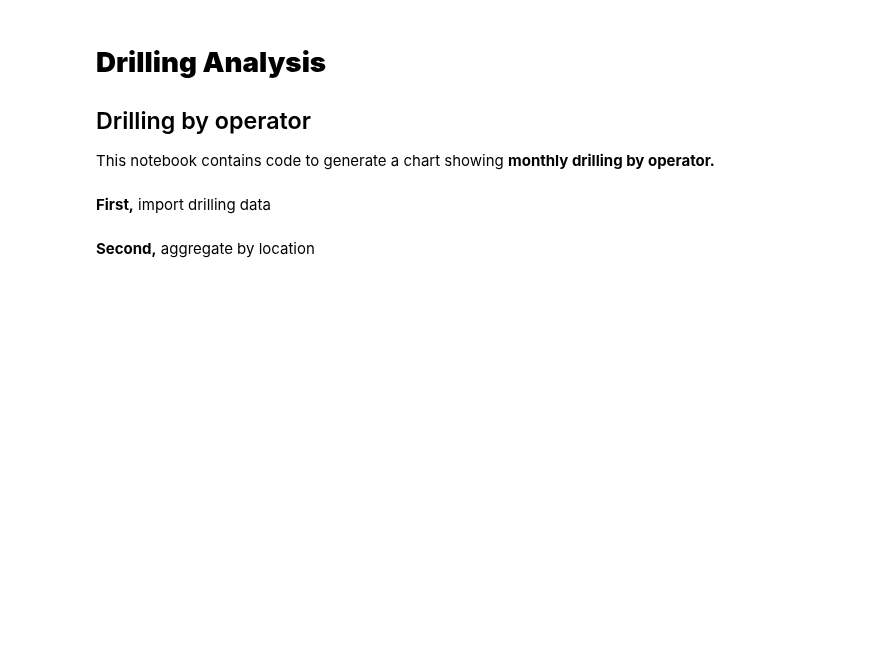
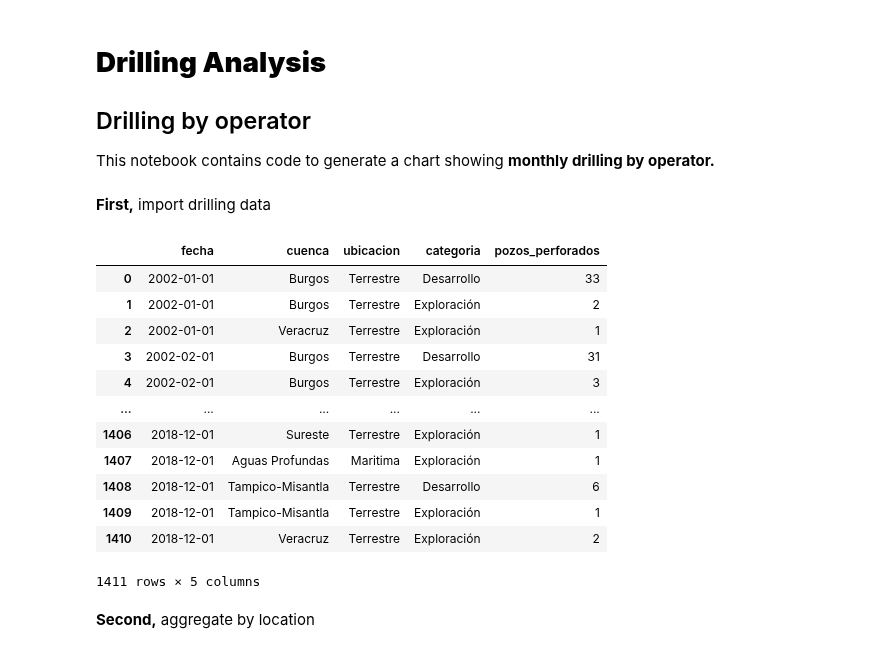
Before and after one commit to aleong92/pemex_analysis, a Jupyter notebook: code/notebooks/drilling_by_op.ipynb, the cells around one changed output. Drawn from its saved outputs; the diff is of its cells as text; code cells hidden in the pictures; blank space fills up the shorter version.

```diff
--- a/code/notebooks/drilling_by_op.ipynb
+++ b/code/notebooks/drilling_by_op.ipynb
@@ -15,6 +15,22 @@ from matplotlib import lines
 # Load data
 PATH = os.path.join('..', '..', 'data', 'oil_intermediate')
 df_op = pd.read_csv(PATH + '/02_drill_op.csv')
+# %%
+df_op
+# %% [output]
+|  | fecha | cuenca | ubicacion | categoria | pozos_perforados |
+| 0 | 2002-01-01 | Burgos | Terrestre | Desarrollo | 33 |
+| 1 | 2002-01-01 | Burgos | Terrestre | Exploración | 2 |
+| 2 | 2002-01-01 | Veracruz | Terrestre | Exploración | 1 |
+| 3 | 2002-02-01 | Burgos | Terrestre | Desarrollo | 31 |
+| 4 | 2002-02-01 | Burgos | Terrestre | Exploración | 3 |
+| ... | ... | ... | ... | ... | ... |
+| 1406 | 2018-12-01 | Sureste | Terrestre | Exploración | 1 |
+| 1407 | 2018-12-01 | Aguas Profundas | Maritima | Exploración | 1 |
+| 1408 | 2018-12-01 | Tampico-Misantla | Terrestre | Desarrollo | 6 |
+| 1409 | 2018-12-01 | Tampico-Misantla | Terrestre | Exploración | 1 |
+| 1410 | 2018-12-01 | Veracruz | Terrestre | Exploración | 2 |
+1411 rows × 5 columns
 # %% [markdown]
 **Second,** aggregate by location
 # %%
```
